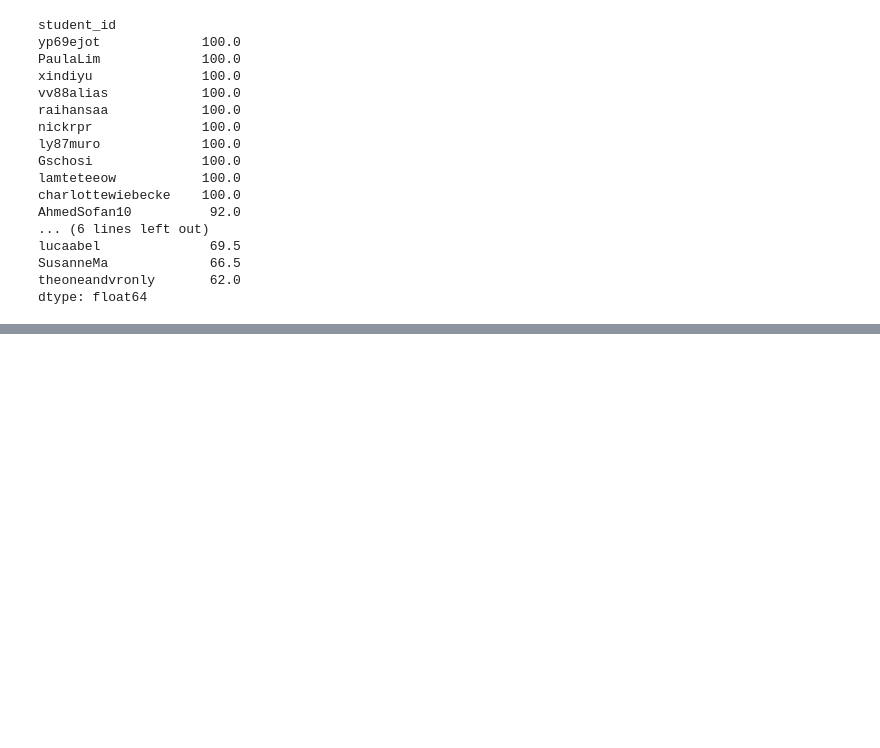
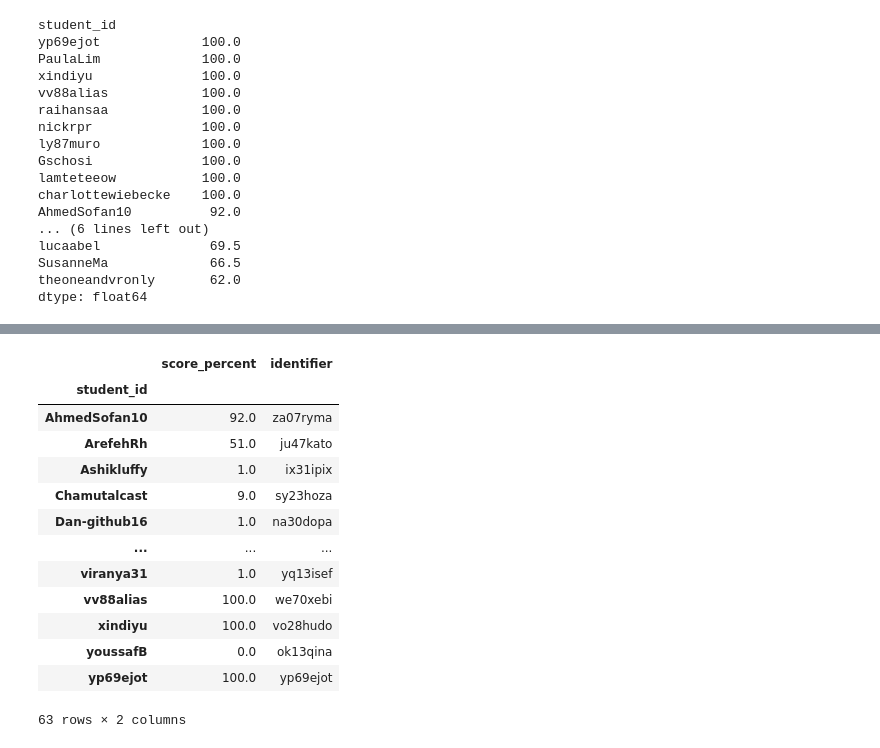
Before and after one commit to digikolleg-data-science-psychology/ads_exercise, a Jupyter notebook: calculate_score.ipynb, the cells around one changed output, grey strips where cells are left out. Cells and saved outputs as stored; diff of their text form; code cells hidden in the pictures; blank space fills up the shorter version.

```diff
--- a/calculate_score.ipynb
+++ b/calculate_score.ipynb
@@ -99,0 +138,20 @@ percentage.to_csv(output_path.joinpath(semester+"-"+timestr+".csv"))
+# %%
+# join percentage and idm_list
+
+total = pd.DataFrame(percentage, columns=["score_percent"]).join(idm_list, how="inner")
+total
+# %% [output]
+|  | score_percent | identifier |
+| student_id |  |  |
+| AhmedSofan10 | 92.0 | za07ryma |
+| ArefehRh | 51.0 | ju47kato |
+| Ashikluffy | 1.0 | ix31ipix |
+| Chamutalcast | 9.0 | sy23hoza |
+| Dan-github16 | 1.0 | na30dopa |
+| ... | ... | ... |
+| viranya31 | 1.0 | yq13isef |
+| vv88alias | 100.0 | we70xebi |
+| xindiyu | 100.0 | vo28hudo |
+| youssafB | 0.0 | ok13qina |
+| yp69ejot | 100.0 | yp69ejot |
+63 rows × 2 columns
```
Also changed, not shown: parts of 8 cells of this notebook.
